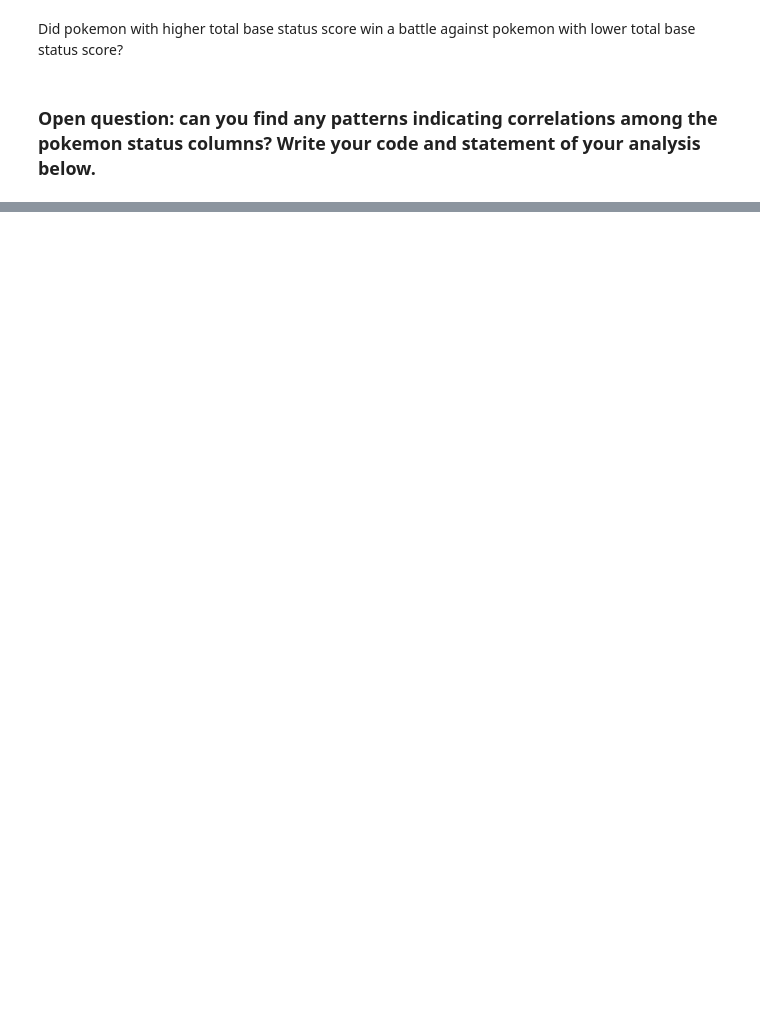
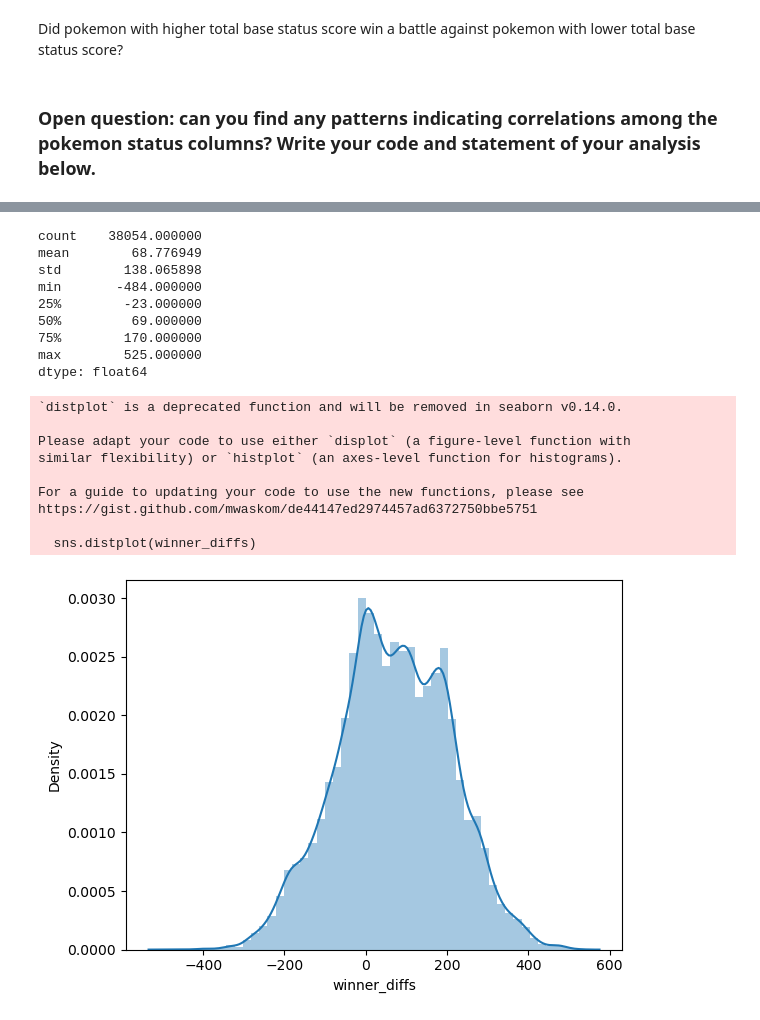
Before and after one commit to kevinmccall/cs4, a Jupyter notebook: project2/Pokemon Part II.ipynb, the cells around one changed output, grey strips where cells are left out. Saved outputs shown, nothing was run; the diff lists cells and outputs as text; code cells hidden in the pictures; blank space fills up the shorter version.

```diff
--- a/project2/Pokemon Part II.ipynb
+++ b/project2/Pokemon Part II.ipynb
@@ -119,3 +196,5 @@ Did pokemon with higher total base status score win a battle against pokemon wit
 #2 Plot a distribution graph of the difference.
 # %% [markdown]
 ### Open question: can you find any patterns indicating correlations among the pokemon status columns? Write your code and statement of your analysis below.
+# %%
+combats_status_sum["Loser"] = combats_status_sum["First_pokemon"] + combats_status_sum["Second_pokemon"] - combats_status_sum["Winner"]
@@ -121,0 +217,27 @@ Did pokemon with higher total base status score win a battle against pokemon wit
+# %%
+#Check the difference distribution of total base status in each combat
+winner_diffs = combats_status_sum["Winner"]-combats_status_sum["Loser"]
+print(winner_diffs.describe())
+sns.distplot(winner_diffs)
+plt.xlabel("winner_diffs")
+plt.show()
+# %% [output]
+count    38054.000000
+mean        68.776949
+std        138.065898
+min       -484.000000
+25%        -23.000000
+50%         69.000000
+75%        170.000000
+max        525.000000
+dtype: float64
+`distplot` is a deprecated function and will be removed in seaborn v0.14.0.
+
+Please adapt your code to use either `displot` (a figure-level function with
+similar flexibility) or `histplot` (an axes-level function for histograms).
+
+For a guide to updating your code to use the new functions, please see
+https://gist.github.com/mwaskom/de44147ed2974457ad6372750bbe5751
+
+  sns.distplot(winner_diffs)
+[figure, added]
```
Also changed, not shown: parts of 17 cells of this notebook, 1 other file.
